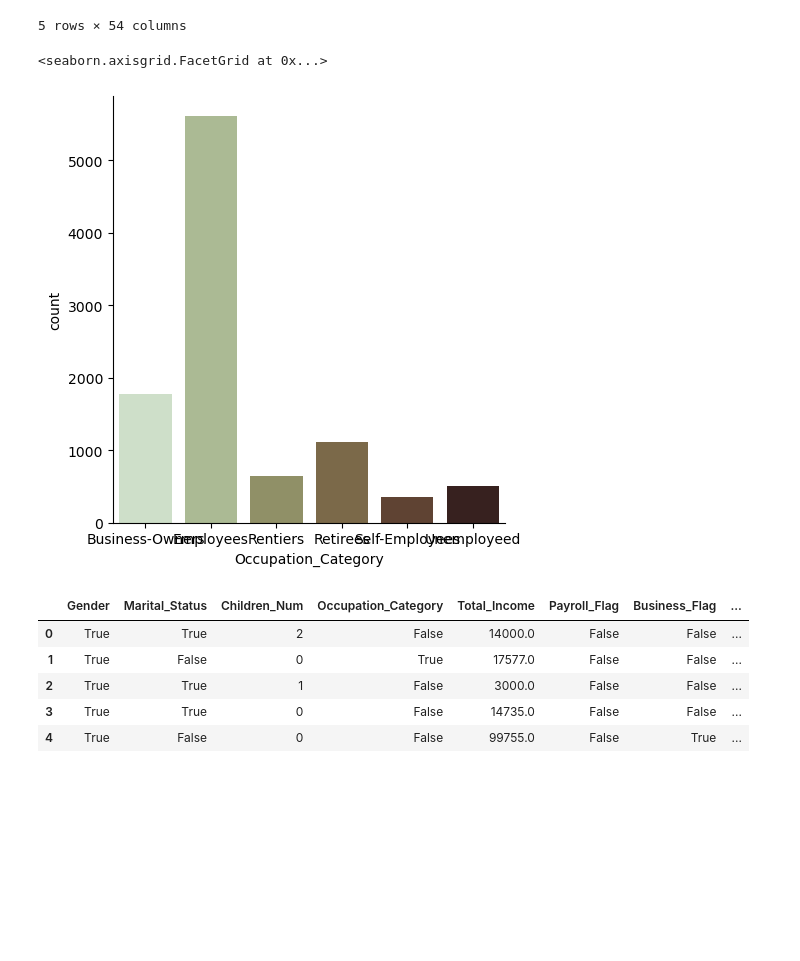
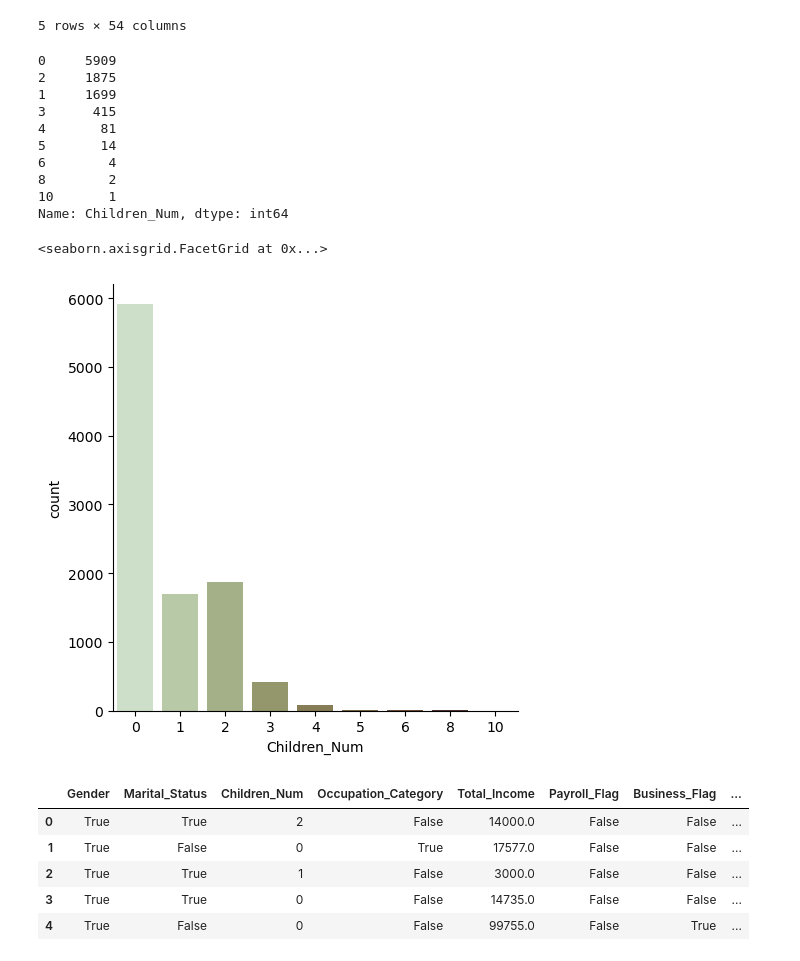
Before and after one commit to Doll03/4IZ480, a Jupyter notebook: Code/OPT_4_Data_Exp.ipynb, the cells around one changed output. Cells and saved outputs as stored; diff of their text form; code cells hidden in the pictures; blank space fills up the shorter version.

```diff
--- a/Code/OPT_4_Data_Exp.ipynb
+++ b/Code/OPT_4_Data_Exp.ipynb
@@ -30,7 +30,7 @@ dataset
 dataset["Customer_ID"] = dataset["Customer_ID"].astype("object")
 dataset["Birth_Date"] = dataset["Birth_Date"].astype("datetime64")
 dataset["Ref_Date"] = dataset["Ref_Date"].astype("datetime64")
-dataset["Gender"] = dataset["Gender"].astype("category")
+dataset["Gender"] = [True if i == "Male" else False for i in dataset['Gender']]# 1=Male 0=Female
 dataset["Marital_Status"] = dataset["Marital_Status"].astype("category")
 dataset["Children_Num"] = dataset["Children_Num"].astype("int64")
 dataset["Occupation_Category"] = dataset["Occupation_Category"].astype("category")
@@ -89,8 +89,19 @@ dataset2.head()
 | 4 | Male | Single | 0 | Business-Owners | 99755.0 | False | True | ... |
 5 rows × 54 columns
 # %%
-sns.catplot(data = dataset2, x = "Occupation_Category", kind = "count", palette = "ch:.79")
+print(dataset['Children_Num'].value_counts(normalize = False))
+sns.catplot(data = dataset2, x = "Children_Num", kind = "count", palette = "ch:.79")
 # %% [output]
-<seaborn.axisgrid.FacetGrid at 0x...>
+0     5909
+2     1875
+1     1699
+3      415
+4       81
+5       14
+6        4
+8        2
+10       1
+Name: Children_Num, dtype: int64
+<seaborn.axisgrid.FacetGrid at 0x...>
-[figure, old version]
+[figure, new version]
 # %%
```
Also changed, not shown: parts of 3 cells of this notebook.
